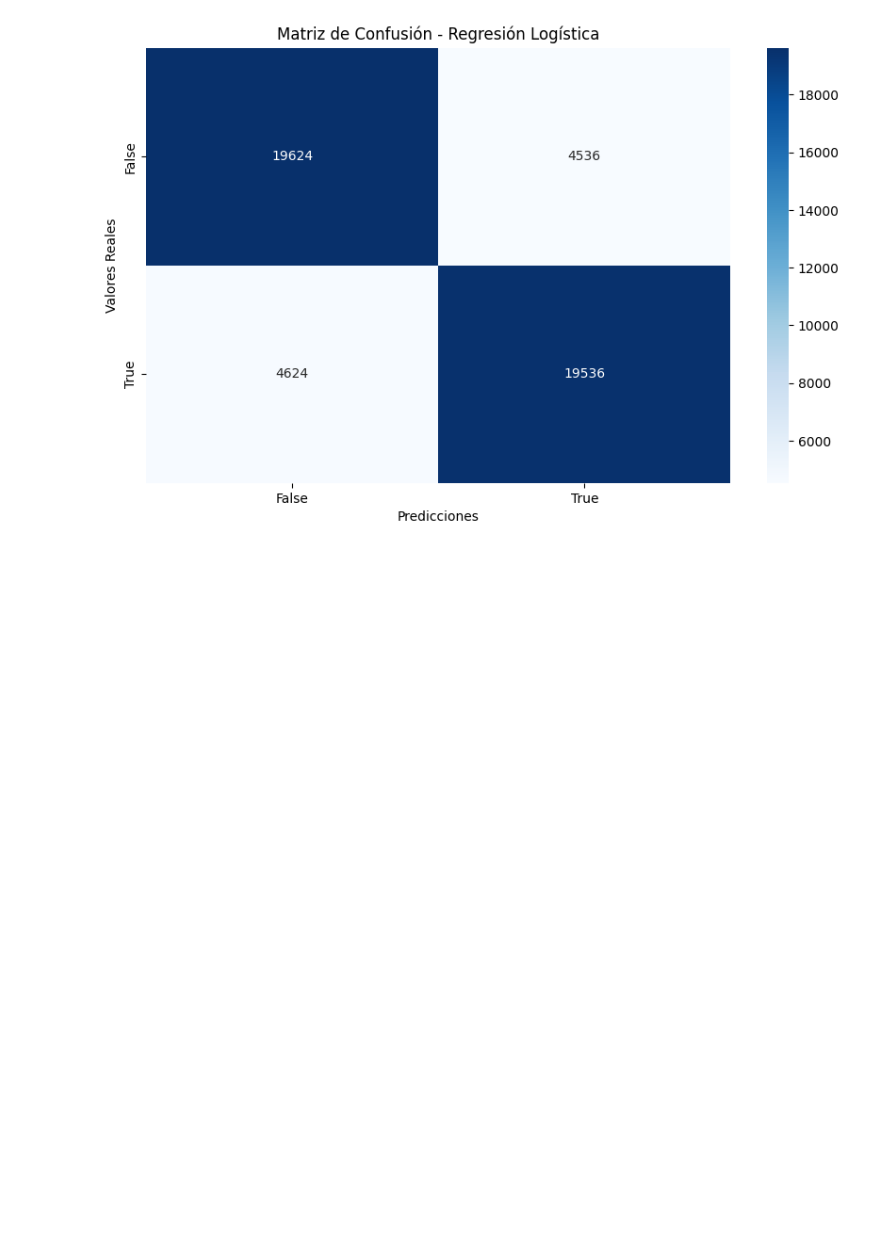
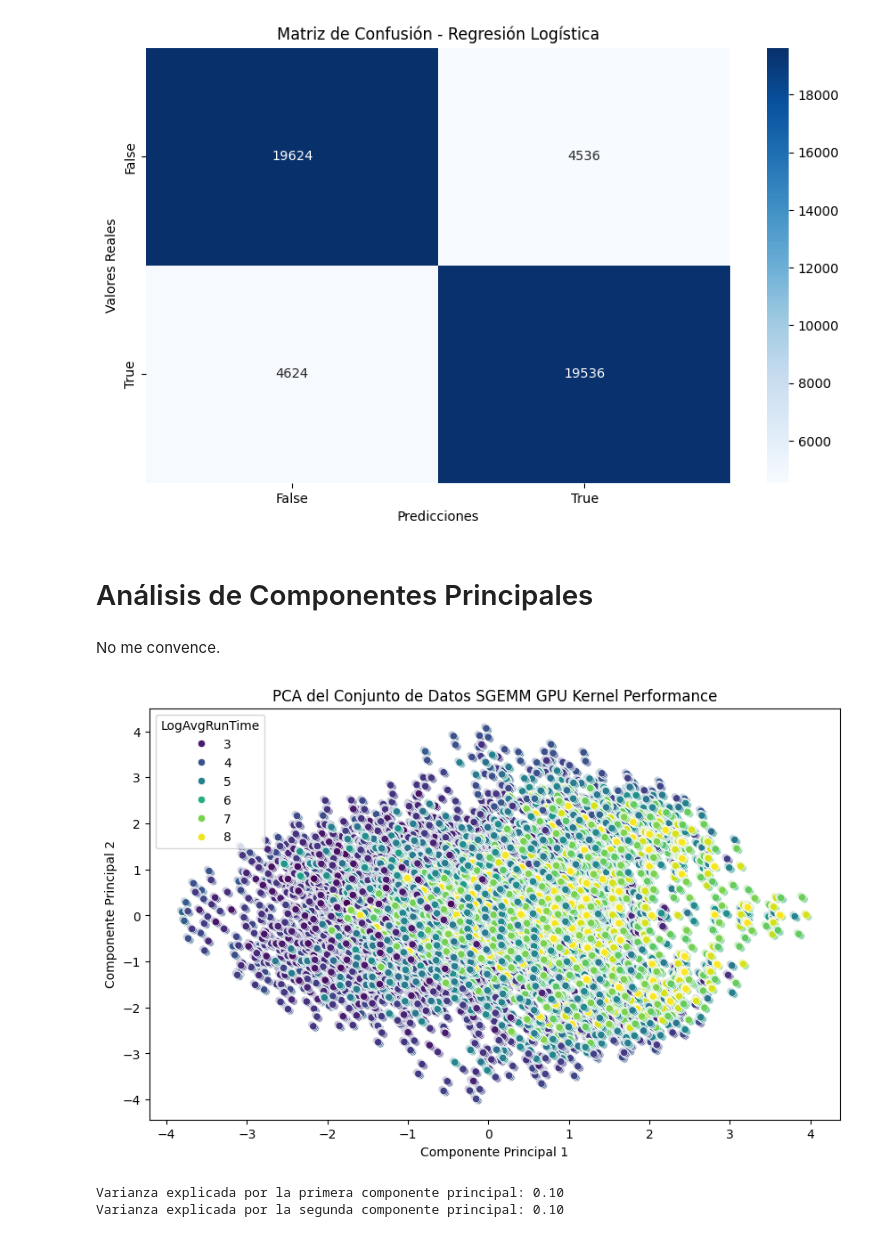
Before and after one commit to daneelsan/INF648-Project, a Jupyter notebook: notebooks/entregable-03-grupo-01.ipynb, the cells around one changed output. Cells and saved outputs as stored; diff of their text form; code cells hidden in the pictures; blank space fills up the shorter version.

```diff
--- a/notebooks/entregable-03-grupo-01.ipynb
+++ b/notebooks/entregable-03-grupo-01.ipynb
@@ -171,3 +173,6 @@ data = dataset;
+# %%
+# Trabajemos con una copia del dataset
+data = raw_data;
 # %%
 # Las últimas cuatro columnas son las variables objetivo (Run1 (ms), Run2 (ms), Run3 (ms), Run4 (ms))
 # Crear una variable objetivo única como el logaritmo del promedio de estos tiempos de ejecución
@@ -364,3 +361,37 @@ plt.ylabel('Valores Reales')
 plt.show()
 # %% [output]
 [figure]
+# %% [markdown]
+# Análisis de Componentes Principales
+# %% [markdown]
+No me convence.
+# %%
+# Estandarizar las características
+scaler = StandardScaler()
+X_scaled = scaler.fit_transform(X)
+# %%
+# Aplicar PCA
+pca = PCA(n_components=2)  # Reducimos a 2 componentes principales para visualización
+X_pca = pca.fit_transform(X_scaled)
+# %%
+# Crear un DataFrame con los resultados de PCA
+pca_df = pd.DataFrame(data=X_pca, columns=['Componente Principal 1', 'Componente Principal 2'])
+pca_df['LogAvgRunTime'] = y.values
+# %%
+# Visualizar los resultados de PCA
+plt.figure(figsize=(10, 6))
+sns.scatterplot(data=pca_df, x='Componente Principal 1', y='Componente Principal 2', hue='log_average_run', palette='viridis')
+plt.title('PCA del Conjunto de Datos SGEMM GPU Kernel Performance')
+plt.xlabel('Componente Principal 1')
+plt.ylabel('Componente Principal 2')
+plt.show()
+# %% [output]
+[figure, added]
+# %%
+# Variancia explicada por cada componente principal
+explained_variance = pca.explained_variance_ratio_
+print(f"Varianza explicada por la primera componente principal: {explained_variance[0]:.2f}")
+print(f"Varianza explicada por la segunda componente principal: {explained_variance[1]:.2f}")
+# %% [output]
+Varianza explicada por la primera componente principal: 0.10
+Varianza explicada por la segunda componente principal: 0.10
```
Also changed, not shown: parts of 25 cells of this notebook.
